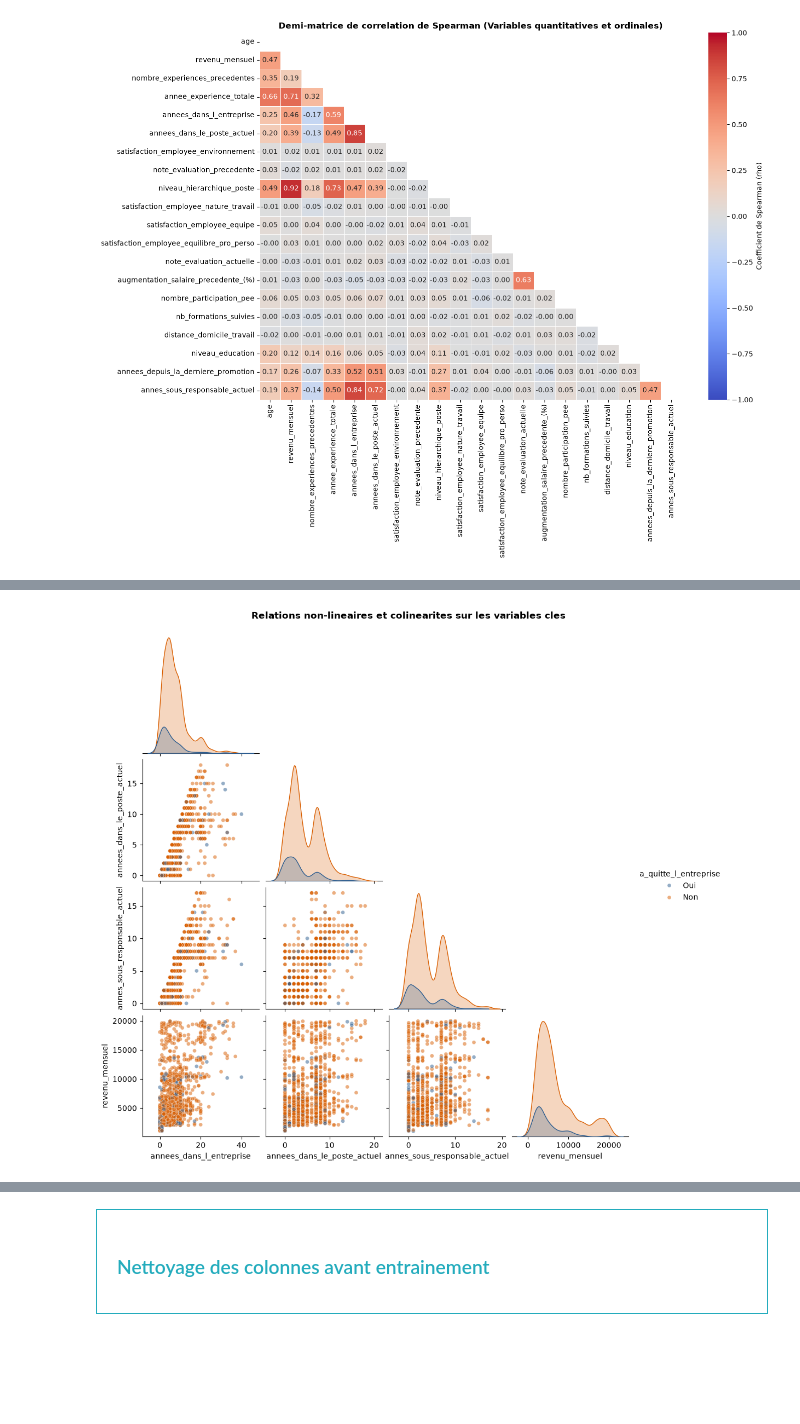
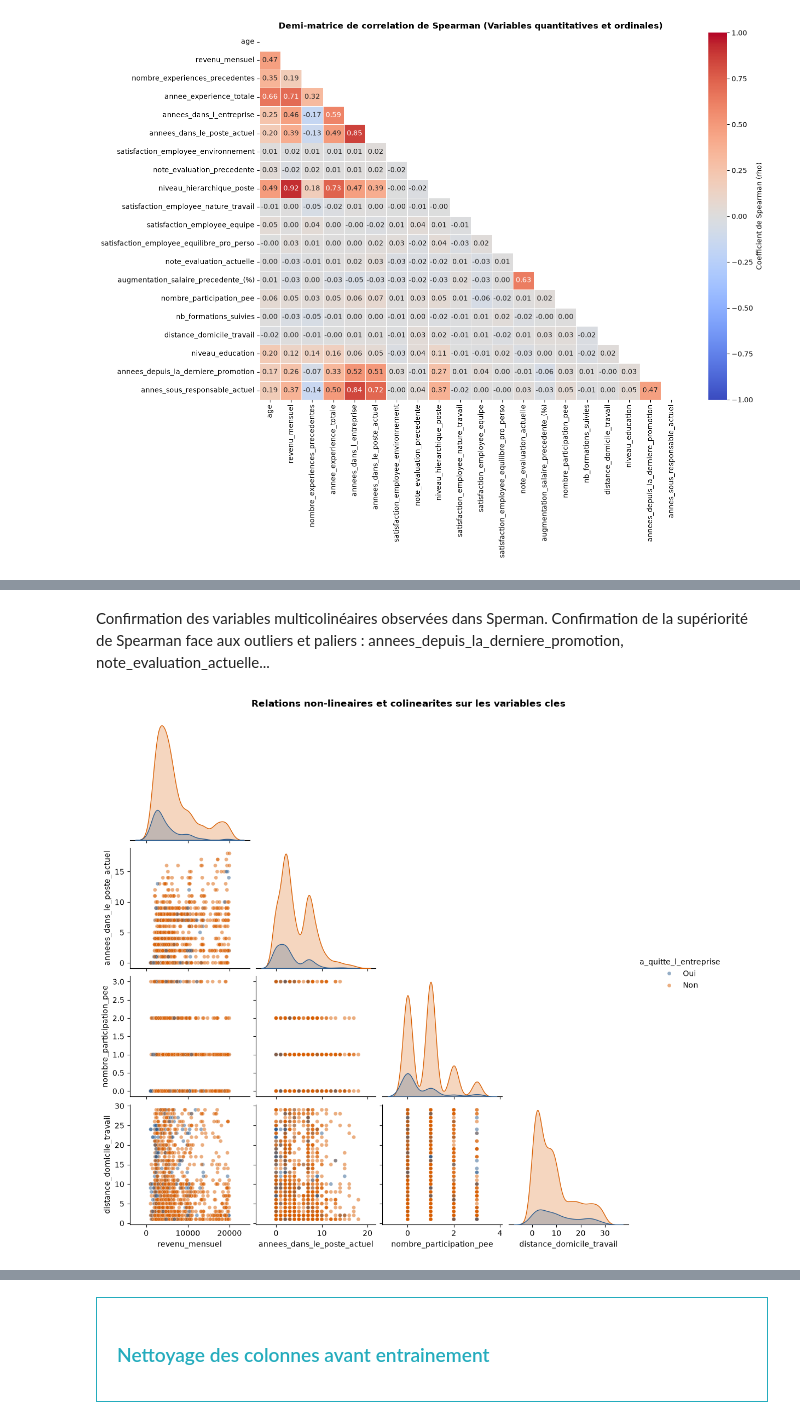
Before and after one commit to Alexis-h2/P4_OC_Classification_RH_turn_over, a Jupyter notebook: Hernandez_Alexis_1_notebook_112026.ipynb, the cells around one changed output, grey strips where cells are left out. Drawn from its saved outputs; the diff is of its cells as text; code cells hidden in the pictures; blank space fills up the shorter version.

Commit message:
corrections analyse multivariée + feature engineering et visualisations à finir

```diff
--- a/Hernandez_Alexis_1_notebook_112026.ipynb
+++ b/Hernandez_Alexis_1_notebook_112026.ipynb
@@ -543,28 +610,32 @@ plt.show()
+# %% [markdown]
+Confirmation des variables multicolinéaires observées dans Sperman.
+Confirmation de la supériorité de Spearman face aux outliers et paliers : annees_depuis_la_derniere_promotion, note_evaluation_actuelle...
 # %%
+# Pairplot ciblé sur les fortes colinéarités (Quanti vs Quanti avec Cible)
 # Selection des features d'anciennete et de remuneration les plus liees
 cols_pairplot = [
-    "annees_dans_l_entreprise",
+    "revenu_mensuel",
     "annees_dans_le_poste_actuel",
-    "annes_sous_responsable_actuel",
-    "revenu_mensuel",
+    "nombre_participation_pee",
+    "distance_domicile_travail",
 ]
 
 # Nuages de points croises avec distribution diagonale
 pairplot_fig = sns.pairplot(
     data=df_jointure_clean,
     vars=cols_pairplot,
     hue="a_quitte_l_entreprise",
     palette=["#2b5c8f", "#d95f02"],
     diag_kind="kde",
     corner=True,  # N'affiche que le triangle inferieur pour eviter les doublons
     plot_kws={"alpha": 0.5, "s": 25},
 )
 
 pairplot_fig.figure.suptitle(
     "Relations non-lineaires et colinearites sur les variables cles",
     y=1.02,
     fontweight="bold",
 )
 plt.show()
 # %% [output]
-[figure, old version]
+[figure, new version]
```
Also changed, not shown: parts of 24 cells of this notebook, 3 other files.
